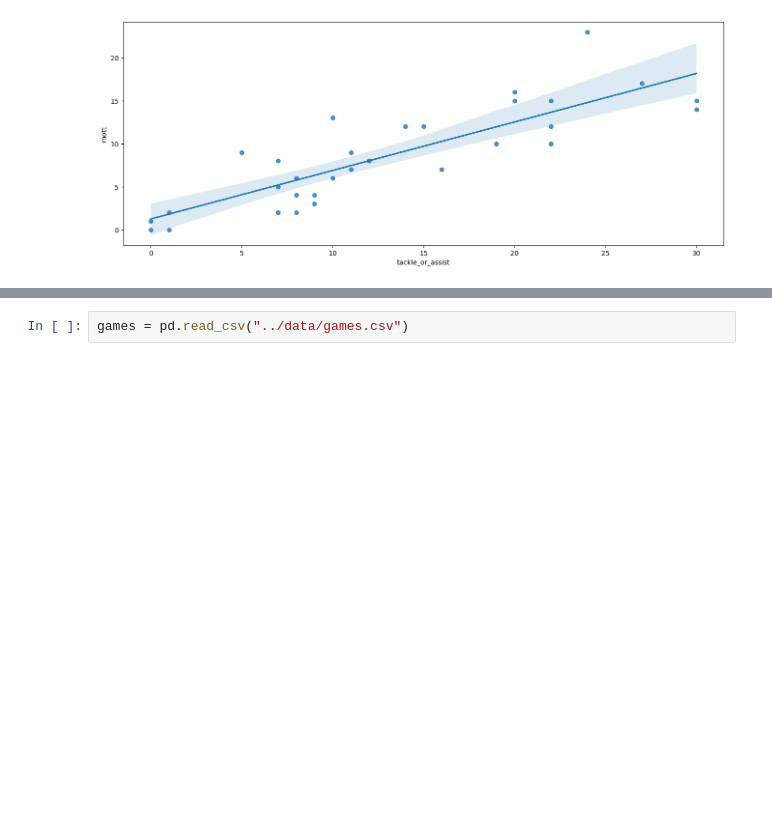
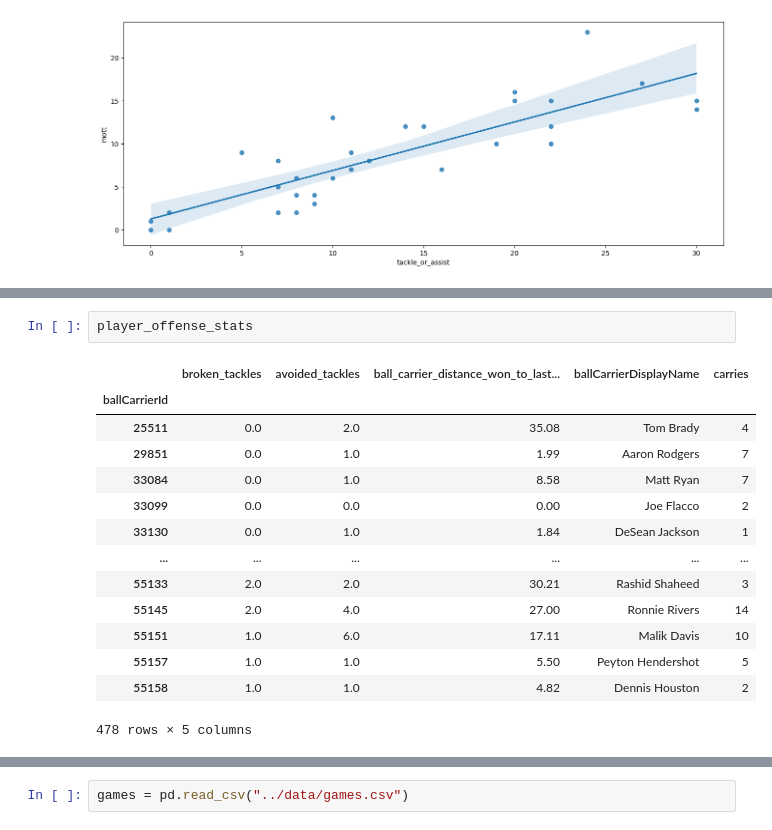
Before and after one commit to MLecardonnel/ExpectedTackling, a Jupyter notebook: notebooks/statistics_mott.ipynb, the cells around one changed output, grey strips where cells are left out. Saved outputs shown, nothing was run; the diff lists cells and outputs as text; blank space fills up the shorter version.

```diff
--- a/notebooks/statistics_mott.ipynb
+++ b/notebooks/statistics_mott.ipynb
@@ -270,0 +294,17 @@ features_data[(features_data["nflId"]==43332)&(features_data["mott"]==1)]
+# %%
+player_offense_stats
+# %% [output]
+|  | broken_tackles | avoided_tackles | ball_carrier_distance_won_to_last... | ballCarrierDisplayName | carries |
+| ballCarrierId |  |  |  |  |  |
+| 25511 | 0.0 | 2.0 | 35.08 | Tom Brady | 4 |
+| 29851 | 0.0 | 1.0 | 1.99 | Aaron Rodgers | 7 |
+| 33084 | 0.0 | 1.0 | 8.58 | Matt Ryan | 7 |
+| 33099 | 0.0 | 0.0 | 0.00 | Joe Flacco | 2 |
+| 33130 | 0.0 | 1.0 | 1.84 | DeSean Jackson | 1 |
+| ... | ... | ... | ... | ... | ... |
+| 55133 | 2.0 | 2.0 | 30.21 | Rashid Shaheed | 3 |
+| 55145 | 2.0 | 4.0 | 27.00 | Ronnie Rivers | 14 |
+| 55151 | 1.0 | 6.0 | 17.11 | Malik Davis | 10 |
+| 55157 | 1.0 | 1.0 | 5.50 | Peyton Hendershot | 5 |
+| 55158 | 1.0 | 1.0 | 4.82 | Dennis Houston | 2 |
+478 rows × 5 columns
```
Also changed, not shown: parts of 5 cells of this notebook, 2 other files.
